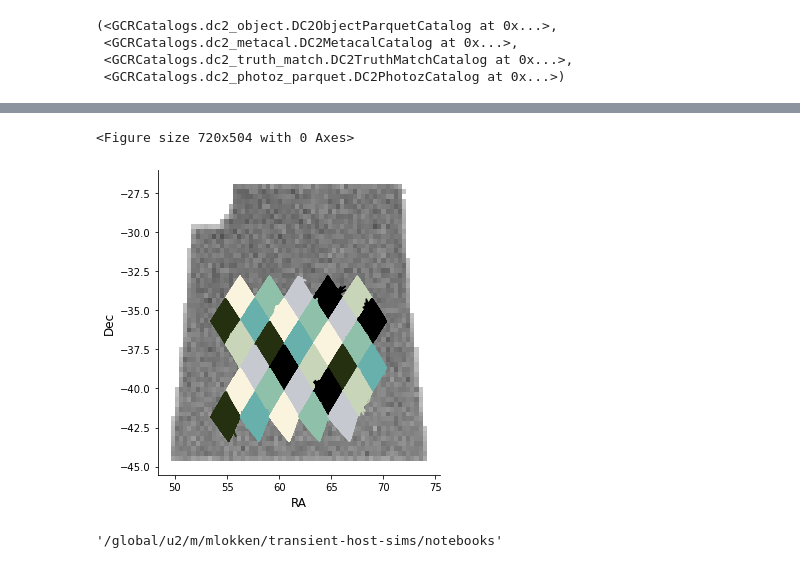
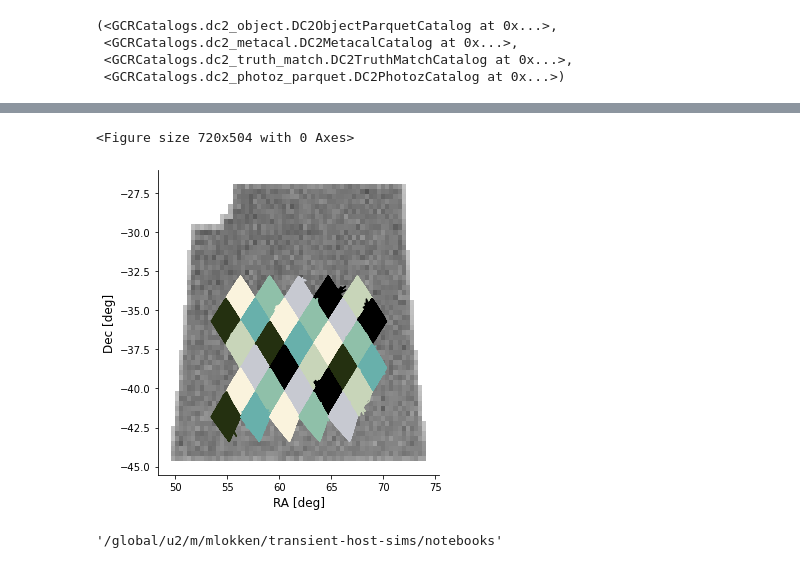
Before and after one commit to LSSTDESC/transient-host-sims, a Jupyter notebook: notebooks/get_image_moments.ipynb, the cells around one changed output, grey strips where cells are left out. Cells and saved outputs as stored; diff of their text form; code cells hidden in the pictures.

```diff
--- a/notebooks/get_image_moments.ipynb
+++ b/notebooks/get_image_moments.ipynb
@@ -95,22 +95,22 @@ cosmo=GCRCatalogs.load_catalog("cosmoDC2_v1.1.4_image")
 # %%
 plt.figure(figsize=[10,7])
 sns.displot(x=ra, y=dec, color='grey')
-plt.xlabel("RA", fontsize=12)
-plt.ylabel("Dec", fontsize=12)
+plt.xlabel("RA [deg]", fontsize=12)
+plt.ylabel("Dec [deg]", fontsize=12)
 i=0
 colors = [u'#FAF3DD', u'#8FC0A9', u'#C7C9D1', u'#000000', u'#C8D5B9', u'#243010', u'#68B0AB', u'#2B2D42', u'#574C52', u'#2A3C24']
 for healpix in cosmo.available_healpix_pixels:
     if healpix in [9556, 9557, 9558, 9559, 9560, 9683, 9684, 9685, 9686, 9687, 9688, 9812, 9813, 9814, 9815, 9816, 9940, 9941, 9942, 9943, 9944, 10068, 10069, 10070, 10071, 10072, 10195,10196,10197, 10198, 10199]:
         gal = cosmo.get_quantities(['ra','dec'], filters='redshift<.1', native_filters=f"healpix_pixel == {healpix}")
         plt.plot(gal['ra'],gal['dec'], color=colors[i%7])
         # plt.plot(gal['ra'],gal['dec'])
         # plt.text(gal['ra'][0]-1, gal['dec'][0],"{:d}".format(healpix))
         i+=1
 plt.tight_layout()
 plt.savefig("../plots/healpixels_on_objcat.png", dpi=300)
 # %% [output]
 <Figure size 720x504 with 0 Axes>
-[figure, old version]
+[figure, new version]
 # %%
 pwd
 # %% [output]
```
Also changed, not shown: parts of 2 cells of this notebook, 10 other files.
